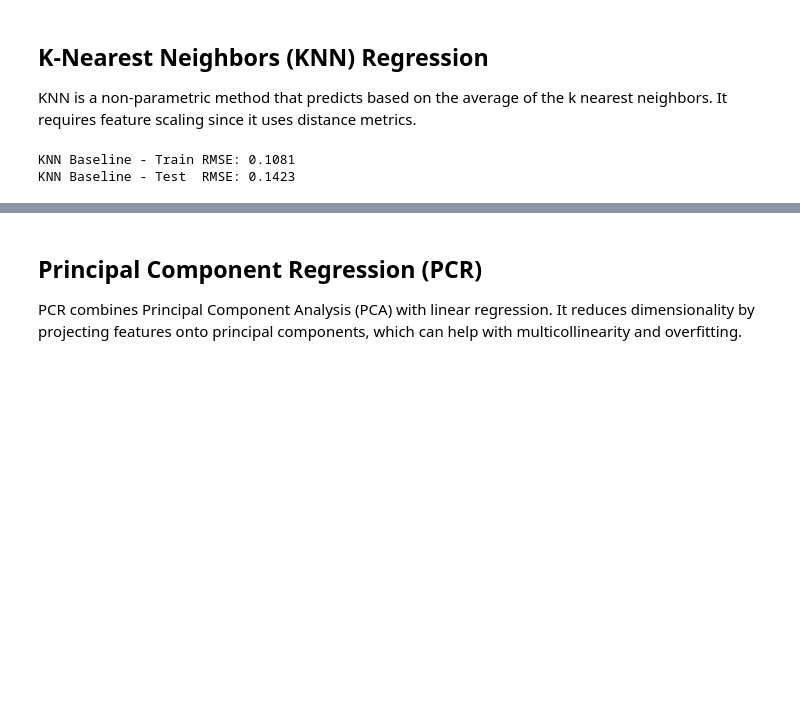
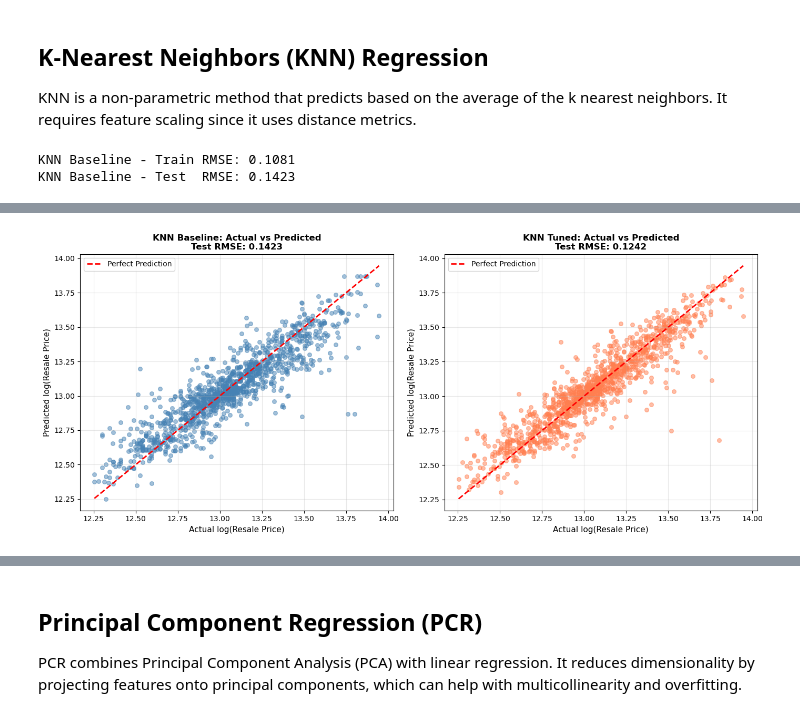
Before and after one commit to loowenwen/ec4305-project, a Jupyter notebook: src/knn_pcr_nn.ipynb, the cells around one changed output, grey strips where cells are left out. Drawn from its saved outputs; the diff is of its cells as text; code cells hidden in the pictures; blank space fills up the shorter version.

```diff
--- a/src/knn_pcr_nn.ipynb
+++ b/src/knn_pcr_nn.ipynb
@@ -137,0 +181,31 @@ KNN Tuned - Train RMSE: 0.0041
+# %%
+# 2. Actual vs Predicted Scatter Plot (Test Set)
+# Shows how well predictions match actual values
+fig, axes = plt.subplots(1, 2, figsize=(14, 6))
+
+# Baseline model
+axes[0].scatter(y_test, y_pred_test_knn_base, alpha=0.5, s=30, color='steelblue')
+axes[0].plot([y_test.min(), y_test.max()], [y_test.min(), y_test.max()],
+             'r--', linewidth=2, label='Perfect Prediction')
+axes[0].set_xlabel('Actual log(Resale Price)', fontsize=11)
+axes[0].set_ylabel('Predicted log(Resale Price)', fontsize=11)
+axes[0].set_title(f'KNN Baseline: Actual vs Predicted\nTest RMSE: {rmse(y_test, y_pred_test_knn_base):.4f}',
+                  fontsize=12, fontweight='bold')
+axes[0].legend()
+axes[0].grid(alpha=0.3)
+
+# Tuned model
+axes[1].scatter(y_test, y_pred_test_knn_tuned, alpha=0.5, s=30, color='coral')
+axes[1].plot([y_test.min(), y_test.max()], [y_test.min(), y_test.max()],
+             'r--', linewidth=2, label='Perfect Prediction')
+axes[1].set_xlabel('Actual log(Resale Price)', fontsize=11)
+axes[1].set_ylabel('Predicted log(Resale Price)', fontsize=11)
+axes[1].set_title(f'KNN Tuned: Actual vs Predicted\nTest RMSE: {rmse(y_test, y_pred_test_knn_tuned):.4f}',
+                  fontsize=12, fontweight='bold')
+axes[1].legend()
+axes[1].grid(alpha=0.3)
+
+plt.tight_layout()
+plt.show()
+# %% [output]
+[figure, added]
```
Also changed, not shown: parts of 9 cells of this notebook, 1 other file.
